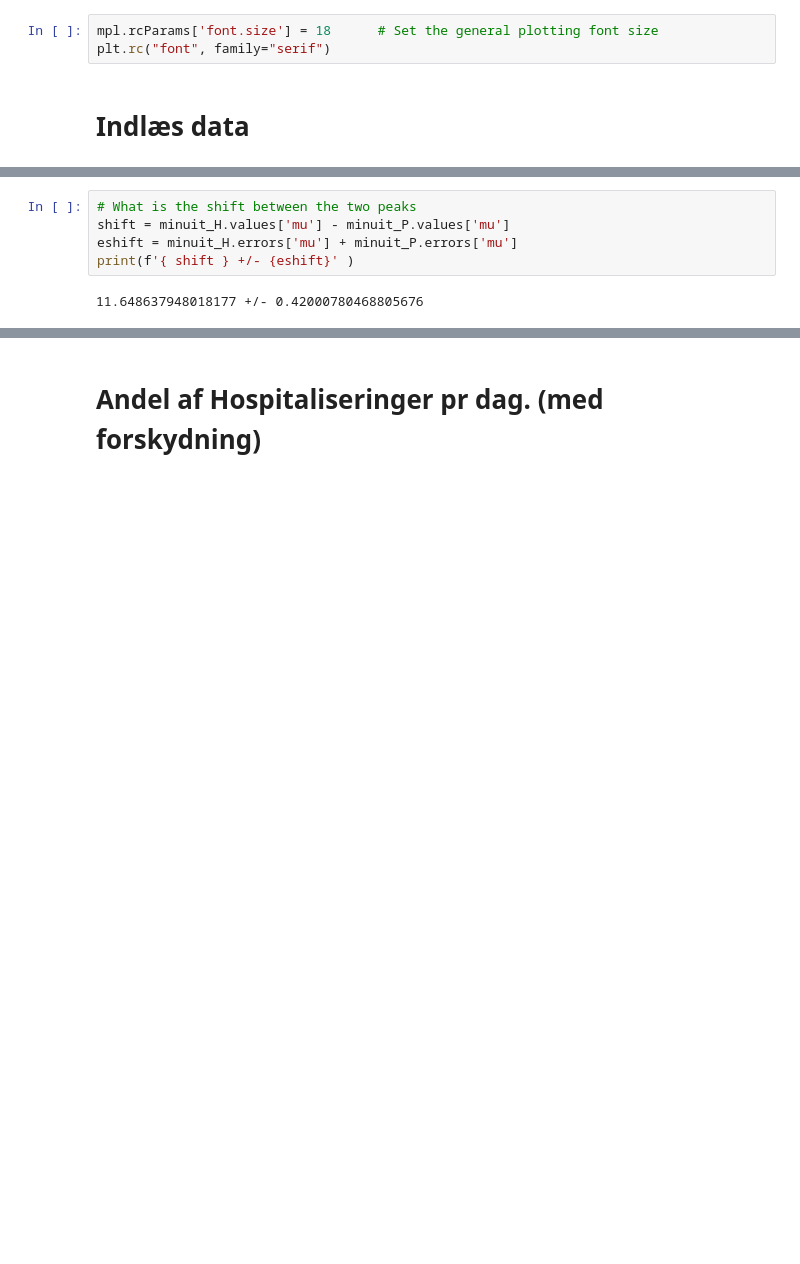
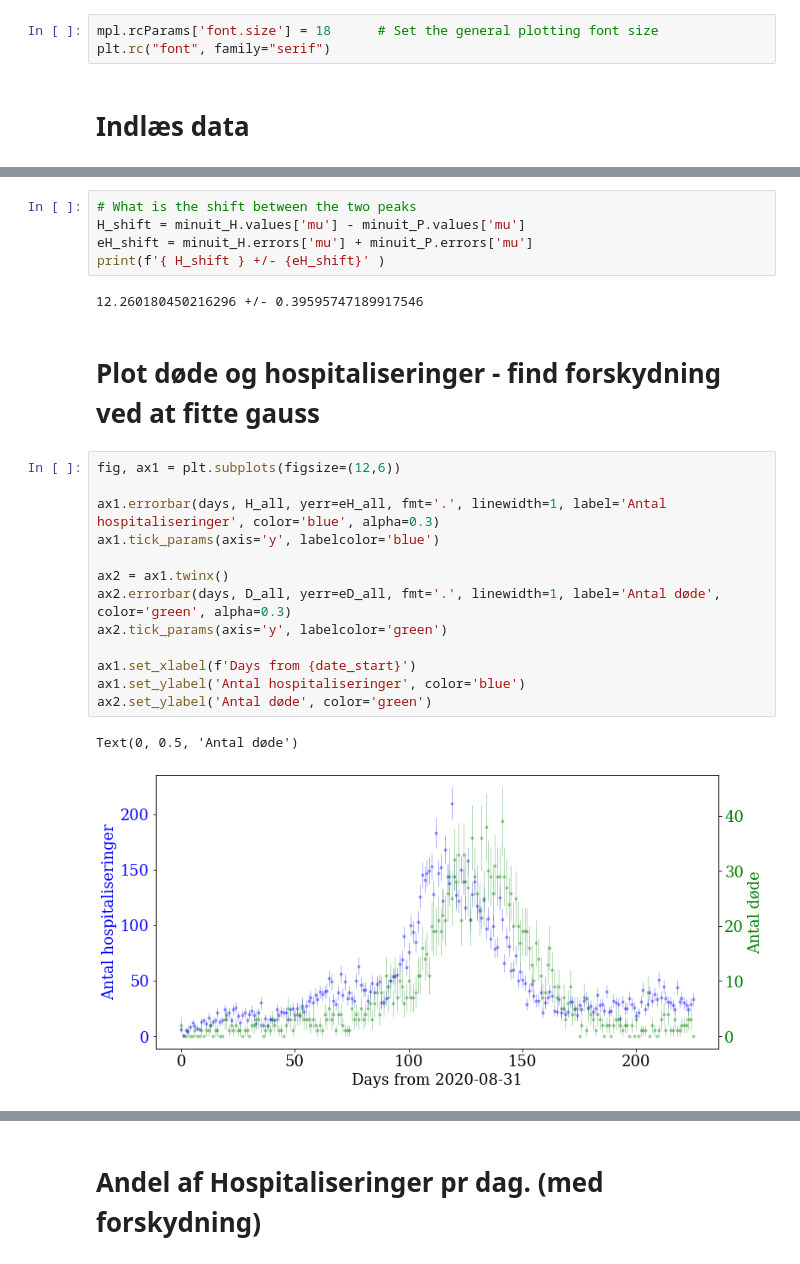
Before and after one commit to troelspetersen/Covid19fitting, a Jupyter notebook: MiscCode/Fraction_of_hospitalisation_Kimi.ipynb, the cells around one changed output, grey strips where cells are left out. Cells and saved outputs as stored; diff of their text form; blank space fills up the shorter version.

```diff
--- a/MiscCode/Fraction_of_hospitalisation_Kimi.ipynb
+++ b/MiscCode/Fraction_of_hospitalisation_Kimi.ipynb
@@ -150,7 +155,25 @@ Text(0, 0.5, 'Antal positive')
 # %%
 # What is the shift between the two peaks
-shift = minuit_H.values['mu'] - minuit_P.values['mu']
-eshift = minuit_H.errors['mu'] + minuit_P.errors['mu']
-print(f'{ shift } +/- {eshift}' )
+H_shift = minuit_H.values['mu'] - minuit_P.values['mu']
+eH_shift = minuit_H.errors['mu'] + minuit_P.errors['mu']
+print(f'{ H_shift } +/- {eH_shift}' )
 # %% [output]
-11.648637948018177 +/- 0.42000780468805676
+12.260180450216296 +/- 0.39595747189917546
+# %% [markdown]
+# Plot døde og hospitaliseringer - find forskydning ved at fitte gauss
+# %%
+fig, ax1 = plt.subplots(figsize=(12,6))
+
+ax1.errorbar(days, H_all, yerr=eH_all, fmt='.', linewidth=1, label='Antal hospitaliseringer', color='blue', alpha=0.3)
+ax1.tick_params(axis='y', labelcolor='blue')
+
+ax2 = ax1.twinx()
+ax2.errorbar(days, D_all, yerr=eD_all, fmt='.', linewidth=1, label='Antal døde', color='green', alpha=0.3)
+ax2.tick_params(axis='y', labelcolor='green')
+
+ax1.set_xlabel(f'Days from {date_start}')
+ax1.set_ylabel('Antal hospitaliseringer', color='blue')
+ax2.set_ylabel('Antal døde', color='green')
+# %% [output]
+Text(0, 0.5, 'Antal døde')
+[figure, added]
```
Also changed, not shown: parts of 31 cells of this notebook.
